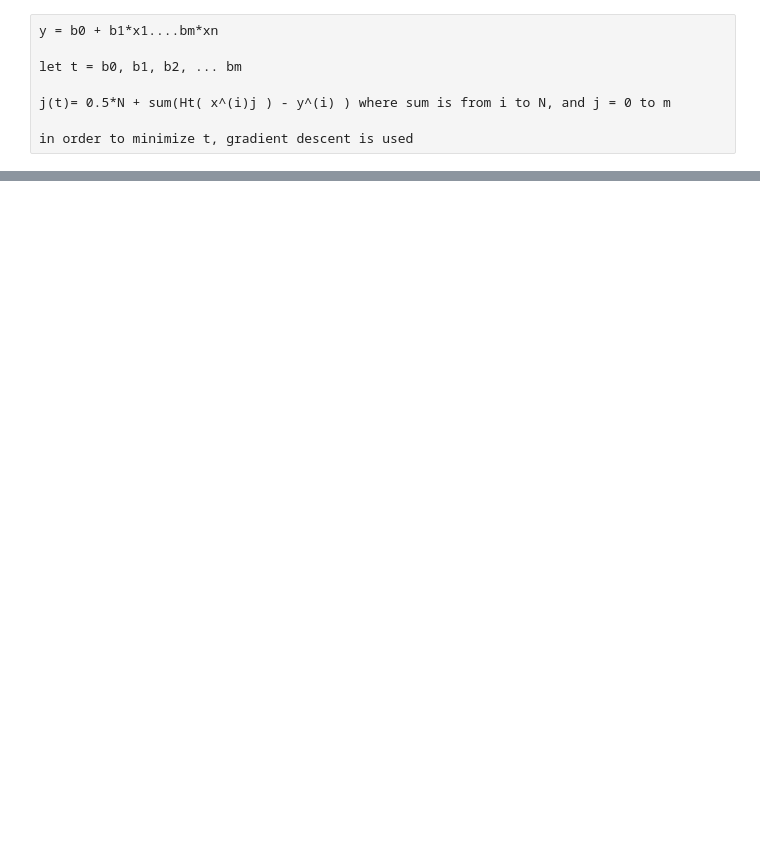
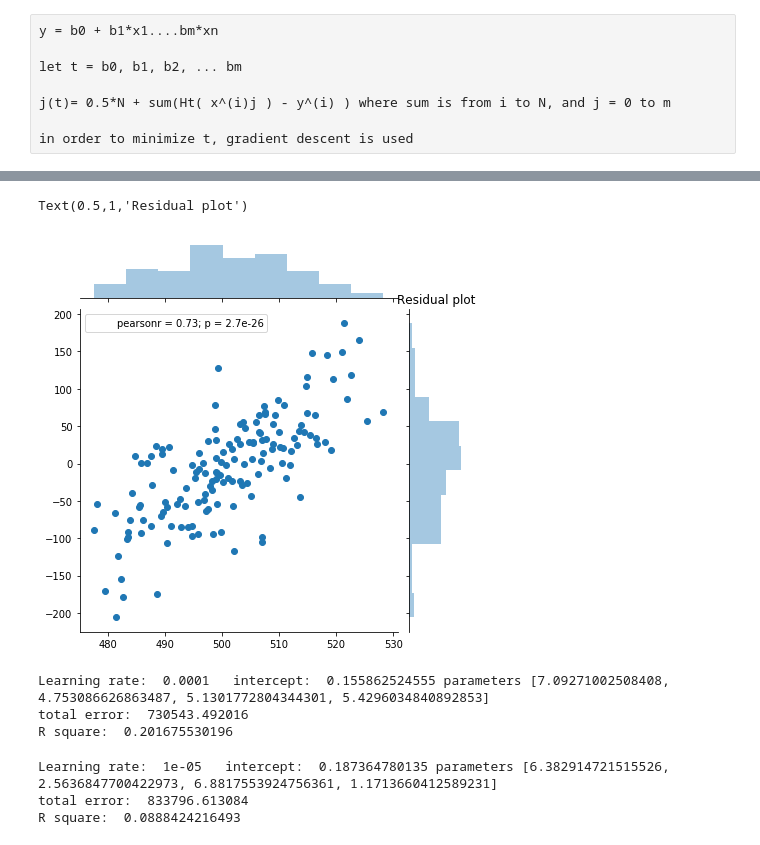
Before and after one commit to michaelzeng25/Gradient-descent-for-multiple-linear-regression, a Jupyter notebook: Gradient descent for multivariable linear regression.ipynb, the cells around one changed output, grey strips where cells are left out. Drawn from its saved outputs; the diff is of its cells as text; code cells hidden in the pictures; blank space fills up the shorter version.

```diff
--- a/Gradient descent for multivariable linear regression.ipynb
+++ b/Gradient descent for multivariable linear regression.ipynb
@@ -119,0 +119,47 @@ TypeError: 'int' object is not subscriptable
+# %%
+predicted_values = np.array(predicted_y)
+# %%
+sns.jointplot(predicted_values, y_test - predicted_values )
+plt.title('Residual plot')
+# %% [output]
+Text(0.5,1,'Residual plot')
+[figure, added]
+# %%
+from sklearn import metrics
+total_error = 0.0
+for i in range(len(y_test)):
+    total_error += (predicted_values[i] - y_test[i])**2
+print('Learning rate: ',learning_rate,'  intercept: ', m,'parameters',b)
+print('total error: ', total_error)
+print('R square: ',metrics.r2_score(y_test, predicted_values))
+# %% [output]
+Learning rate:  0.0001   intercept:  0.155862524555 parameters [7.09271002508408, 4.753086626863487, 5.1301772804344301, 5.4296034840892853]
+total error:  730543.492016
+R square:  0.201675530196
+# %%
+# Different learning rate
+
+
+learning_rate = 0.00001
+m, b= run_minimize_m_b(X_train,y_train, init_m, init_b, learning_rate, num_iteration)
+
+sub_sum=0
+predicted_y=[]
+for i in range(len(y_test)):
+    for j in range(regressors):
+        sub_sum += b[j]*X_test[i][j]
+    predicted_y.append(m + sub_sum)
+    sub_sum = 0
+
+predicted_values = np.array(predicted_y)
+
+total_error = 0.0
+for i in range(len(y_test)):
+    total_error += (predicted_values[i] - y_test[i])**2
+print('Learning rate: ',learning_rate,'  intercept: ', m,'parameters',b)
+print('total error: ', total_error)
+print('R square: ',metrics.r2_score(y_test, predicted_values))
+# %% [output]
+Learning rate:  1e-05   intercept:  0.187364780135 parameters [6.382914721515526, 2.5636847700422973, 6.8817553924756361, 1.1713660412589231]
+total error:  833796.613084
+R square:  0.0888424216493
```
Also changed, not shown: parts of 13 cells of this notebook.
